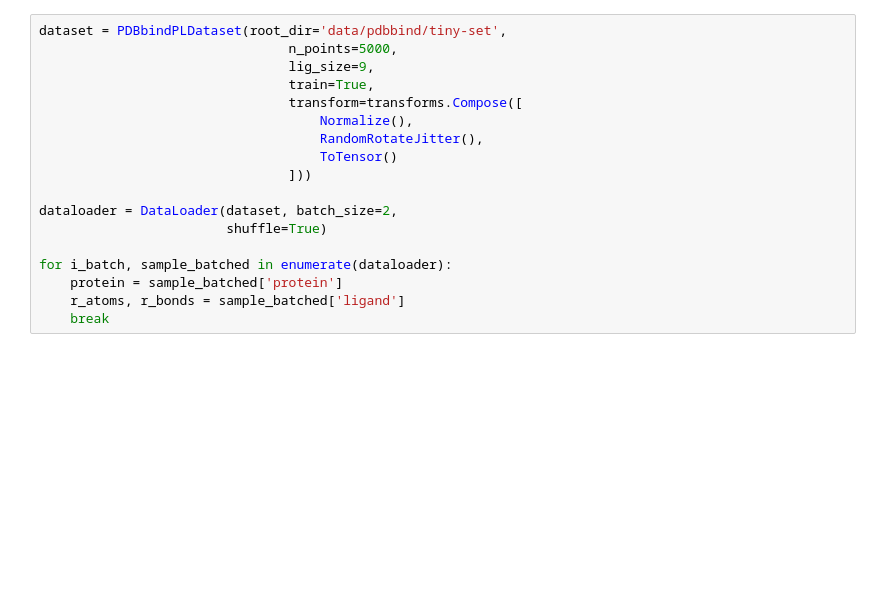
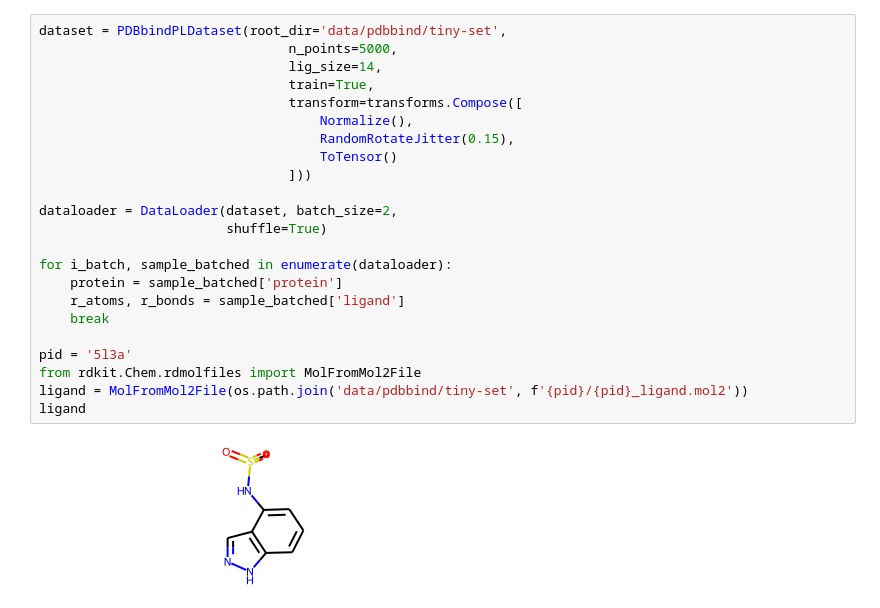
Before and after one commit to jundeli/TagMol, a Jupyter notebook: main.ipynb, the cells around one changed output. Drawn from its saved outputs; the diff is of its cells as text; blank space fills up the shorter version.

```diff
--- a/main.ipynb
+++ b/main.ipynb
@@ -44,21 +56,28 @@ os.makedirs(models_dir, exist_ok=True)
 # %%
 dataset = PDBbindPLDataset(root_dir='data/pdbbind/tiny-set',
                                 n_points=5000,
-                                lig_size=9,
+                                lig_size=14,
                                 train=True,
                                 transform=transforms.Compose([
                                     Normalize(),
-                                    RandomRotateJitter(),
+                                    RandomRotateJitter(0.15),
                                     ToTensor()
                                 ]))
 
 dataloader = DataLoader(dataset, batch_size=2,
                         shuffle=True)
 
 for i_batch, sample_batched in enumerate(dataloader):
     protein = sample_batched['protein']
     r_atoms, r_bonds = sample_batched['ligand']
     break
+
+pid = '5l3a'
+from rdkit.Chem.rdmolfiles import MolFromMol2File
+ligand = MolFromMol2File(os.path.join('data/pdbbind/tiny-set', f'{pid}/{pid}_ligand.mol2'))
+ligand
+# %% [output]
+[figure, added]
 # %%
 # --------------------------
 # Define Encoder Network
```
Also changed, not shown: parts of 11 cells of this notebook, 2 other files.
